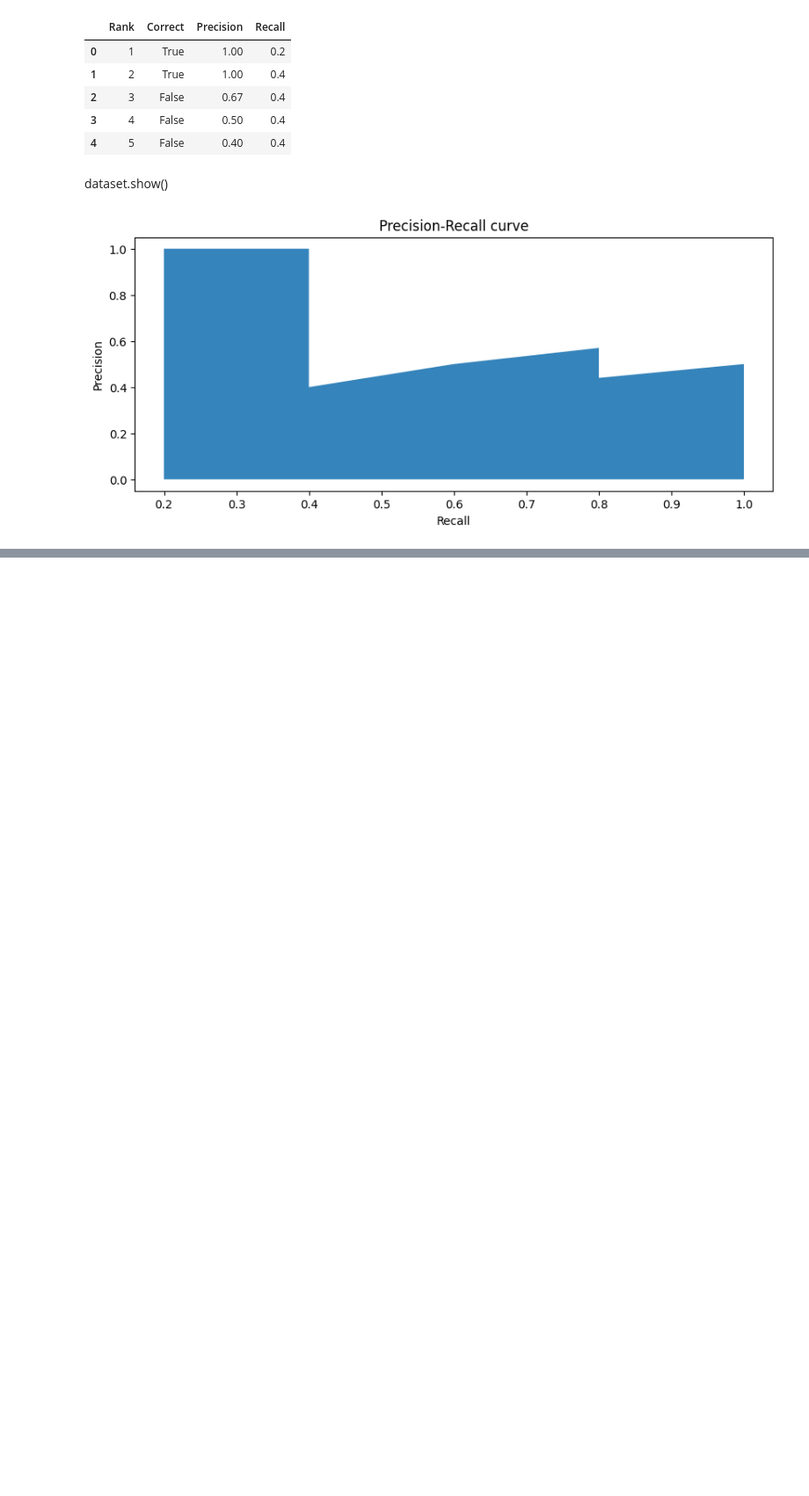
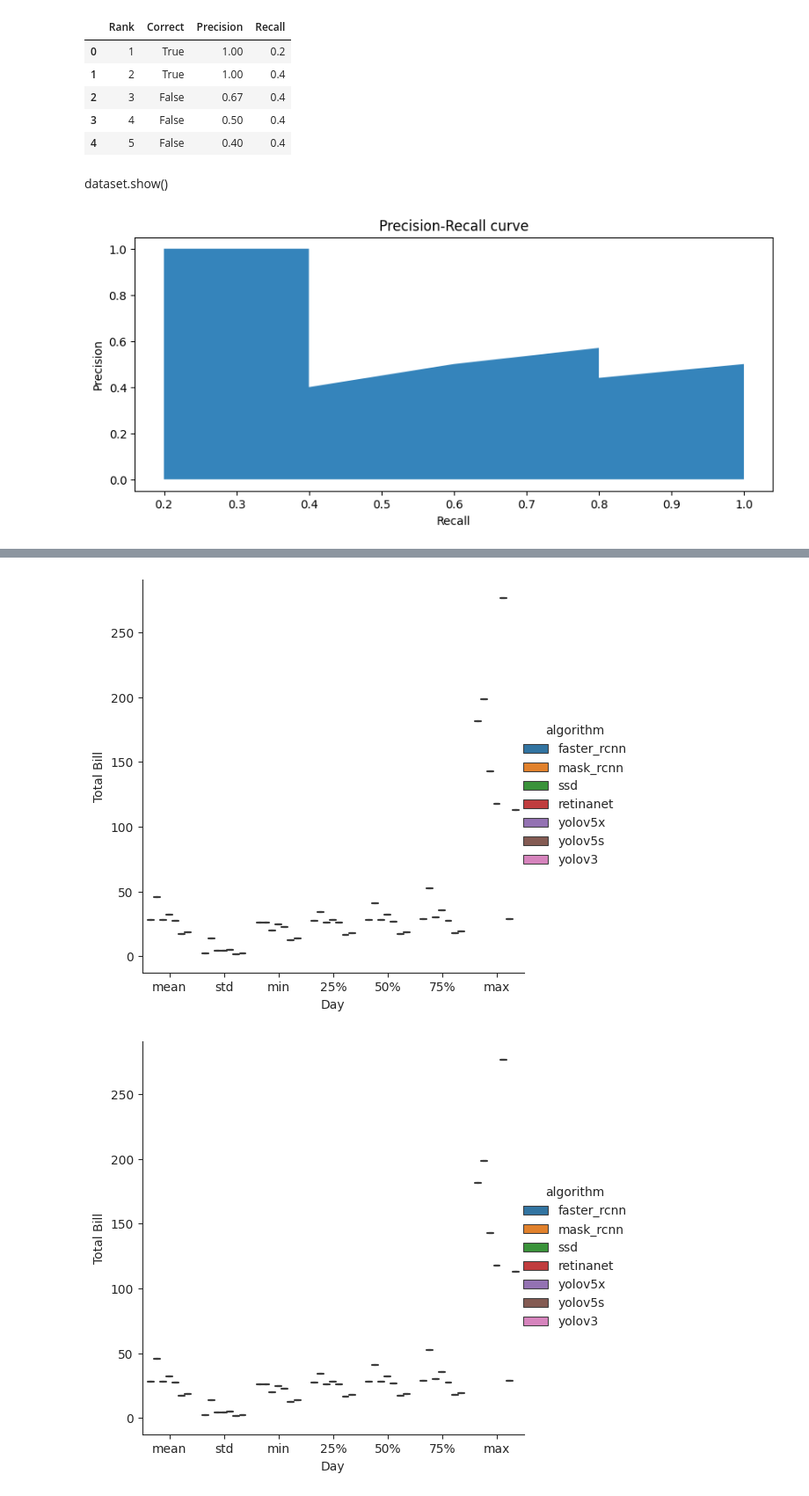
Before and after one commit to cekicbaris/DeepLearningForObjectDetection, a Jupyter notebook: notebook.ipynb, the cells around one changed output, grey strips where cells are left out. Shown at 88% size. Cells and saved outputs as stored; diff of their text form; code cells hidden in the pictures; blank space fills up the shorter version.

```diff
--- a/notebook.ipynb
+++ b/notebook.ipynb
@@ -69,3 +100,12 @@ final_df.describe()
+# %%
+with sns.axes_style(style='ticks'):
+    g = sns.factorplot("variable", "value", "algorithm", data=df_melted, kind="box")
+    g.set_axis_labels("Day", "Total Bill");
+
+plt.show()
+# %% [output]
+[figure, added]
+[figure, added]
 # %%
 df = pd.read_csv('eval/algorithmComparison_V100.csv')
 # %%
```
Also changed, not shown: parts of 7 cells of this notebook, 5 other files.
